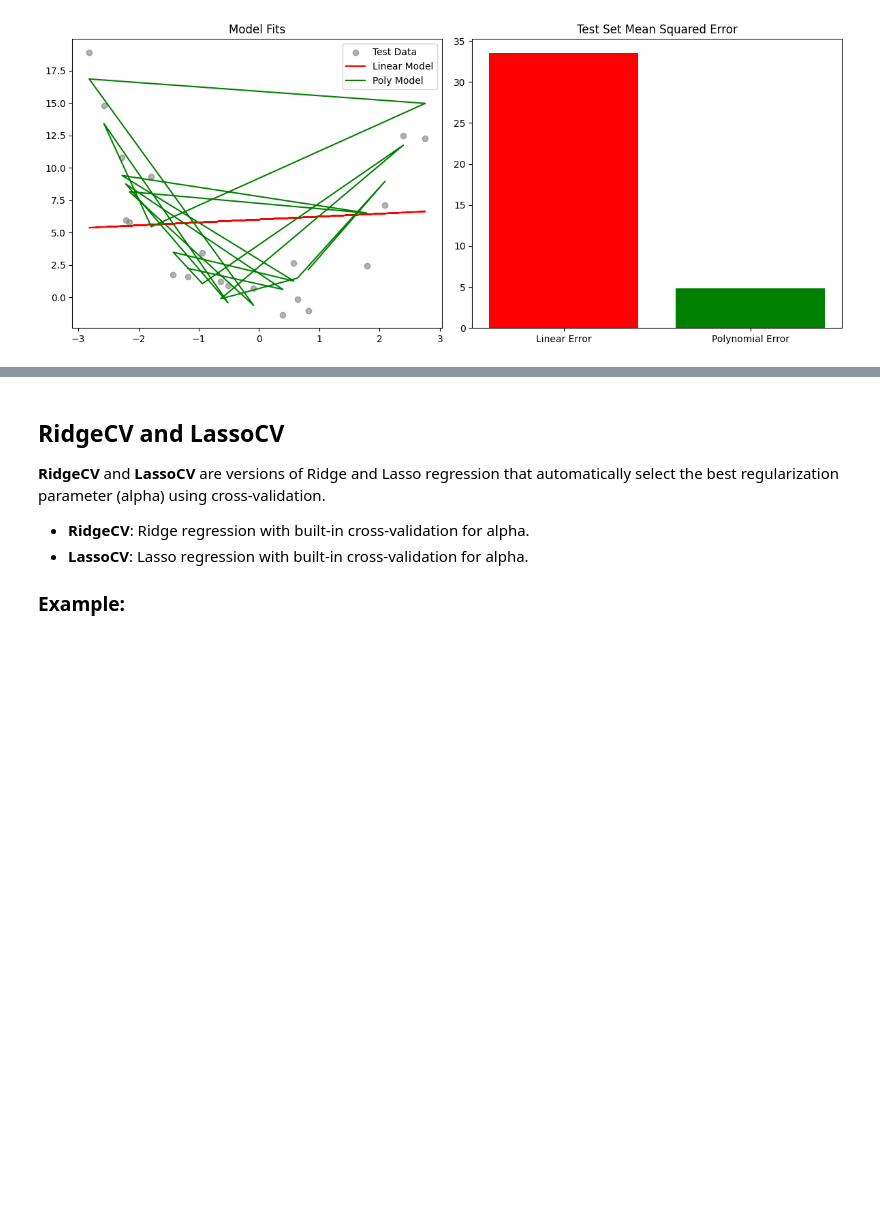
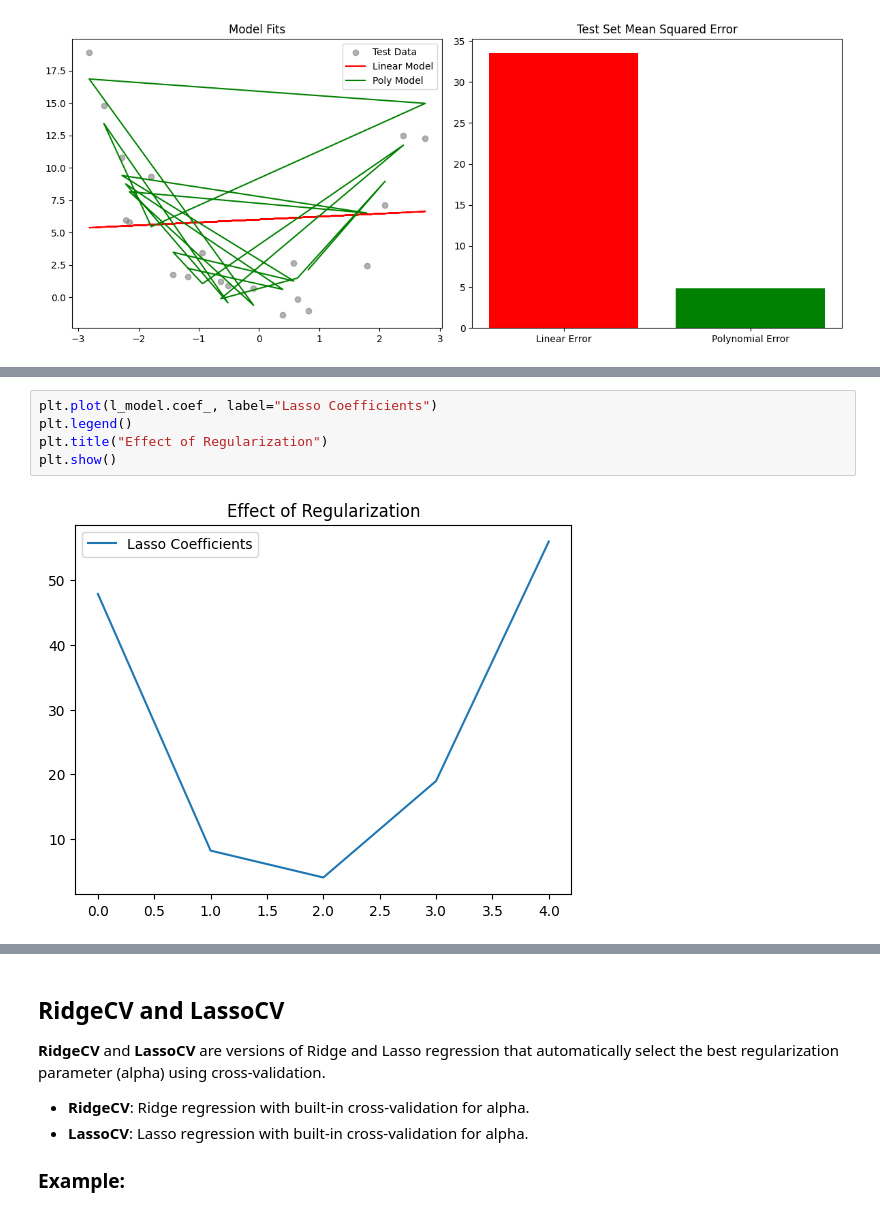
Before and after one commit to ms-tutorials/ds-lessons, a Jupyter notebook: phase-3/5. ML_Advanced.ipynb, the cells around one changed output, grey strips where cells are left out. Cells and saved outputs as stored; diff of their text form; blank space fills up the shorter version.

```diff
--- a/phase-3/5. ML_Advanced.ipynb
+++ b/phase-3/5. ML_Advanced.ipynb
@@ -244,0 +323,7 @@ Lasso Coef: [60.90045679]
+# %%
+plt.plot(l_model.coef_, label="Lasso Coefficients")
+plt.legend()
+plt.title("Effect of Regularization")
+plt.show()
+# %% [output]
+[figure, added]
```
Also changed, not shown: parts of 31 cells of this notebook, 8 other files.
